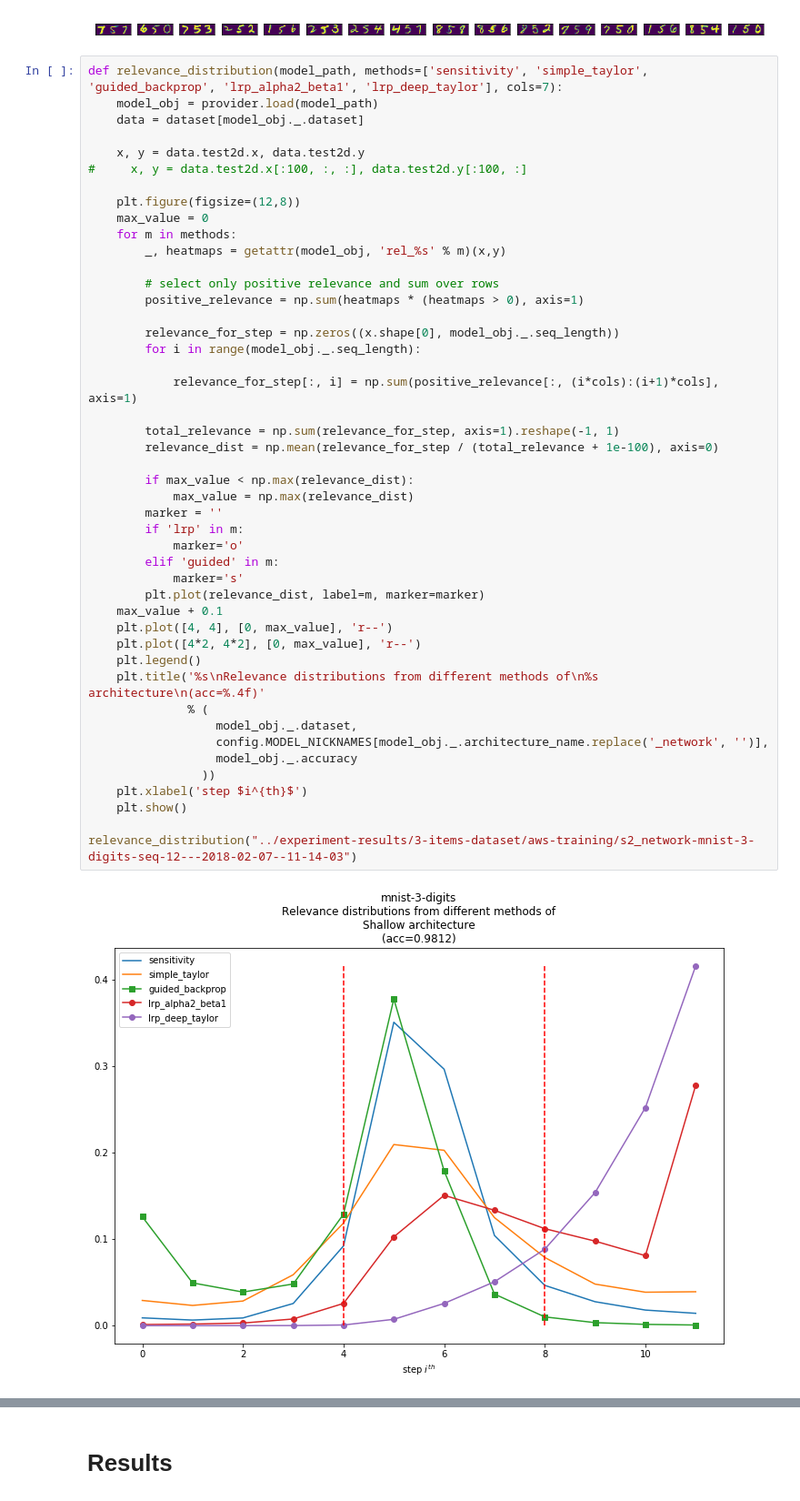
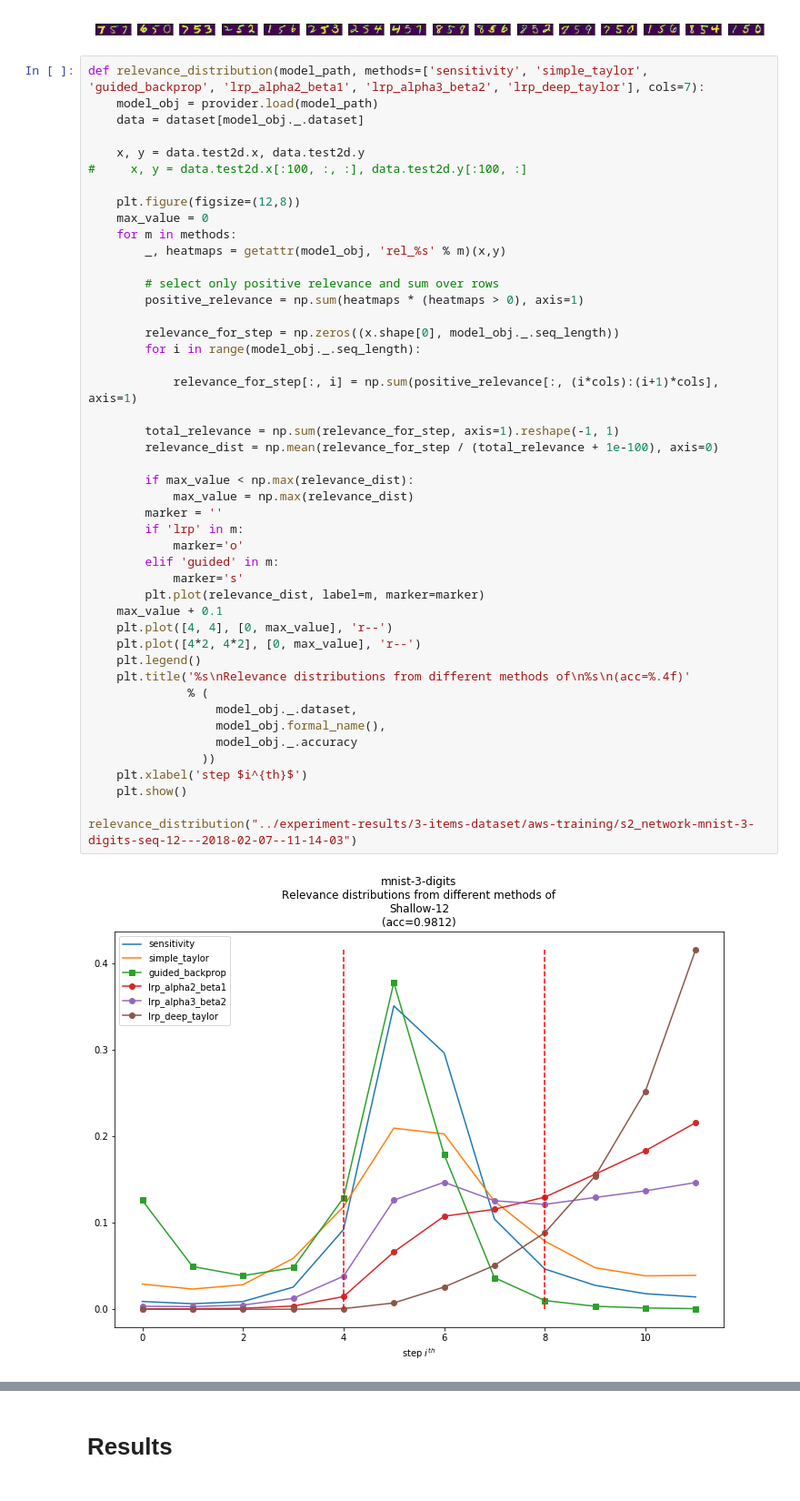
Before and after one commit to p16i/thesis-designing-recurrent-neural-networks-for-explainability, a Jupyter notebook: notebooks/s15-mnist3digits-dataset.ipynb, the cells around one changed output, grey strips where cells are left out. Shown at 91% size. Drawn from its saved outputs; the diff is of its cells as text.

```diff
--- a/notebooks/s15-mnist3digits-dataset.ipynb
+++ b/notebooks/s15-mnist3digits-dataset.ipynb
@@ -79,7 +79,7 @@ plot_digits(mnist_5, title="MNIST Class 1")
 # %% [output]
 [figure]
 # %%
-def relevance_distribution(model_path, methods=['sensitivity', 'simple_taylor', 'guided_backprop', 'lrp_alpha2_beta1', 'lrp_deep_taylor'], cols=7):
+def relevance_distribution(model_path, methods=['sensitivity', 'simple_taylor', 'guided_backprop', 'lrp_alpha2_beta1', 'lrp_alpha3_beta2', 'lrp_deep_taylor'], cols=7):
     model_obj = provider.load(model_path)
     data = dataset[model_obj._.dataset]
 
@@ -96,35 +96,35 @@ def relevance_distribution(model_path, methods=['sensitivity', 'simple_taylor',
 
         relevance_for_step = np.zeros((x.shape[0], model_obj._.seq_length))
         for i in range(model_obj._.seq_length):
 
             relevance_for_step[:, i] = np.sum(positive_relevance[:, (i*cols):(i+1)*cols], axis=1)
 
         total_relevance = np.sum(relevance_for_step, axis=1).reshape(-1, 1)
         relevance_dist = np.mean(relevance_for_step / (total_relevance + 1e-100), axis=0)
 
         if max_value < np.max(relevance_dist):
             max_value = np.max(relevance_dist)
         marker = ''
         if 'lrp' in m:
             marker='o'
         elif 'guided' in m:
             marker='s'
         plt.plot(relevance_dist, label=m, marker=marker)
     max_value + 0.1
     plt.plot([4, 4], [0, max_value], 'r--')
     plt.plot([4*2, 4*2], [0, max_value], 'r--')
     plt.legend()
-    plt.title('%s\nRelevance distributions from different methods of\n%s architecture\n(acc=%.4f)'
+    plt.title('%s\nRelevance distributions from different methods of\n%s\n(acc=%.4f)'
               % (
                   model_obj._.dataset,
-                  config.MODEL_NICKNAMES[model_obj._.architecture_name.replace('_network', '')],
+                  model_obj.formal_name(),
                   model_obj._.accuracy
                 ))
     plt.xlabel('step $i^{th}$')
     plt.show()
 
 relevance_distribution("../experiment-results/3-items-dataset/aws-training/s2_network-mnist-3-digits-seq-12---2018-02-07--11-14-03")
 # %% [output]
-[figure, old version]
+[figure, new version]
 # %%
 def plot_everything(model_path, data='mnist-3-digits'):
```
Also changed, not shown: parts of 11 cells of this notebook, 5 other files.
